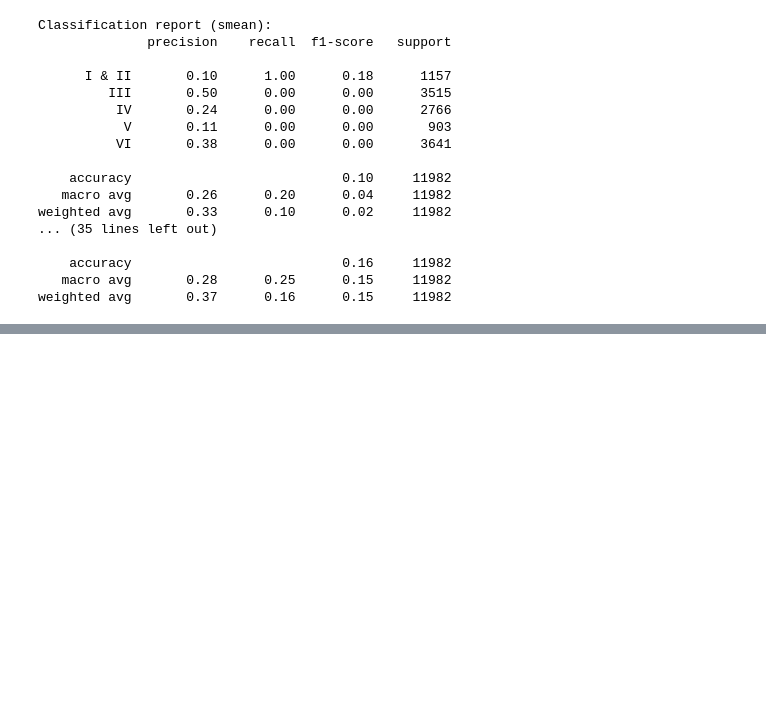
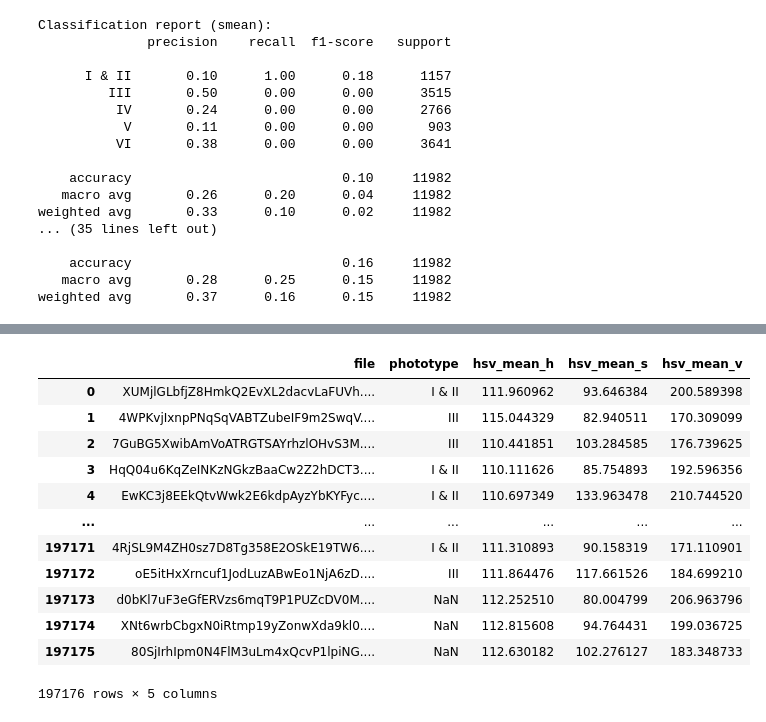
Before and after one commit to janeclrst/fores-1, a Jupyter notebook: main.ipynb, the cells around one changed output, grey strips where cells are left out. Drawn from its saved outputs; the diff is of its cells as text; code cells hidden in the pictures; blank space fills up the shorter version.

```diff
--- a/main.ipynb
+++ b/main.ipynb
@@ -493,0 +452,2 @@ hsv_v_threshold: {'I & II': 162.71970919748566, 'III': 164.088942019235, 'IV': 1
+# %%
+gan_images = pd.read_csv('datasets/gan/data/gan.csv')
@@ -493,0 +512,28 @@ hsv_v_threshold: {'I & II': 162.71970919748566, 'III': 164.088942019235, 'IV': 1
+# %%
+phototype_and = np.array([])
+phototype_or = np.array([])
+# %%
+# Loop over the gan images and then label them based on the threshold using if...else statement, then append the phototype to the phototype array
+for i in range(gan_images.shape[0]):
+    if int(gan_images["hsv_mean_s"][i]) in hsv_s_threshold["I & II"] and int(gan_images["hsv_mean_v"][i]) in hsv_v_threshold["I & II"]:
+        phototype_and = np.append(phototype_and, "I & II")
+    elif int(gan_images["hsv_mean_s"][i]) in hsv_s_threshold["III"] and int(gan_images["hsv_mean_v"][i]) in hsv_v_threshold["III"]:
+        phototype_and = np.append(phototype_and, "III")
+    elif int(gan_images["hsv_mean_s"][i]) in hsv_s_threshold["IV"] and int(gan_images["hsv_mean_v"][i]) in hsv_v_threshold["IV"]:
+        phototype_and = np.append(phototype_and, "IV")
+    elif int(gan_images["hsv_mean_s"][i]) in hsv_s_threshold["V"] and int(gan_images["hsv_mean_v"][i]) in hsv_v_threshold["V"]:
+        phototype_and = np.append(phototype_and, "V")
+    elif int(gan_images["hsv_mean_s"][i]) in hsv_s_threshold["VI"] and int(gan_images["hsv_mean_v"][i]) in hsv_v_threshold["VI"]:
+        phototype_and = np.append(phototype_and, "VI")
+
+for i in range(gan_images.shape[0]):
+    if int(gan_images["hsv_mean_s"][i]) in hsv_s_threshold["I & II"] or int(gan_images["hsv_mean_v"][i]) in hsv_v_threshold["I & II"]:
+        phototype_or = np.append(phototype_or, "I & II")
+    elif int(gan_images["hsv_mean_s"][i]) in hsv_s_threshold["III"] or int(gan_images["hsv_mean_v"][i]) in hsv_v_threshold["III"]:
+        phototype_or = np.append(phototype_or, "III")
+    elif int(gan_images["hsv_mean_s"][i]) in hsv_s_threshold["IV"] or int(gan_images["hsv_mean_v"][i]) in hsv_v_threshold["IV"]:
+        phototype_or = np.append(phototype_or, "IV")
+    elif int(gan_images["hsv_mean_s"][i]) in hsv_s_threshold["V"] or int(gan_images["hsv_mean_v"][i]) in hsv_v_threshold["V"]:
+        phototype_or = np.append(phototype_or, "V")
+    elif int(gan_images["hsv_mean_s"][i]) in hsv_s_threshold["VI"] or int(gan_images["hsv_mean_v"][i]) in hsv_v_threshold["VI"]:
+        phototype_or = np.append(phototype_or, "VI")
@@ -493,0 +546,3 @@ hsv_v_threshold: {'I & II': 162.71970919748566, 'III': 164.088942019235, 'IV': 1
+# %%
+phototype = pd.DataFrame(phototype_or, columns=["phototype"])
+phototype
@@ -493,0 +563,21 @@ hsv_v_threshold: {'I & II': 162.71970919748566, 'III': 164.088942019235, 'IV': 1
+# %%
+# save to the csv file containing the phototype column
+# merged = pd.concat([gan_images["file"].values, phototype["phototype"], gan_images["hsv_mean_h"].values, gan_images["hsv_mean_s"].values, gan_images["hsv_mean_v"].values], axis=1)
+
+# add the phototype column to the gan_images dataframe with an order of file, phototype, hsv_mean_h, hsv_mean_s, hsv_mean_v
+gan_images = pd.concat([pd.Series(gan_images["file"]), phototype["phototype"], pd.Series(gan_images["hsv_mean_h"]), pd.Series(gan_images["hsv_mean_s"]), pd.Series(gan_images["hsv_mean_v"])], axis=1)
+gan_images
+# %% [output]
+|  | file | phototype | hsv_mean_h | hsv_mean_s | hsv_mean_v |
+| 0 | XUMjlGLbfjZ8HmkQ2EvXL2dacvLaFUVh.... | I & II | 111.960962 | 93.646384 | 200.589398 |
+| 1 | 4WPKvjIxnpPNqSqVABTZubeIF9m2SwqV.... | III | 115.044329 | 82.940511 | 170.309099 |
+| 2 | 7GuBG5XwibAmVoATRGTSAYrhzlOHvS3M.... | III | 110.441851 | 103.284585 | 176.739625 |
+| 3 | HqQ04u6KqZeINKzNGkzBaaCw2Z2hDCT3.... | I & II | 110.111626 | 85.754893 | 192.596356 |
+| 4 | EwKC3j8EEkQtvWwk2E6kdpAyzYbKYFyc.... | I & II | 110.697349 | 133.963478 | 210.744520 |
+| ... | ... | ... | ... | ... | ... |
+| 197171 | 4RjSL9M4ZH0sz7D8Tg358E2OSkE19TW6.... | I & II | 111.310893 | 90.158319 | 171.110901 |
+| 197172 | oE5itHxXrncuf1JodLuzABwEo1NjA6zD.... | III | 111.864476 | 117.661526 | 184.699210 |
+| 197173 | d0bKl7uF3eGfERVzs6mqT9P1PUZcDV0M.... | NaN | 112.252510 | 80.004799 | 206.963796 |
+| 197174 | XNt6wrbCbgxN0iRtmp19yZonwXda9kl0.... | NaN | 112.815608 | 94.764431 | 199.036725 |
+| 197175 | 80SjIrhIpm0N4FlM3uLm4xQcvP1lpiNG.... | NaN | 112.630182 | 102.276127 | 183.348733 |
+197176 rows × 5 columns
```
Also changed, not shown: parts of 18 cells of this notebook.
